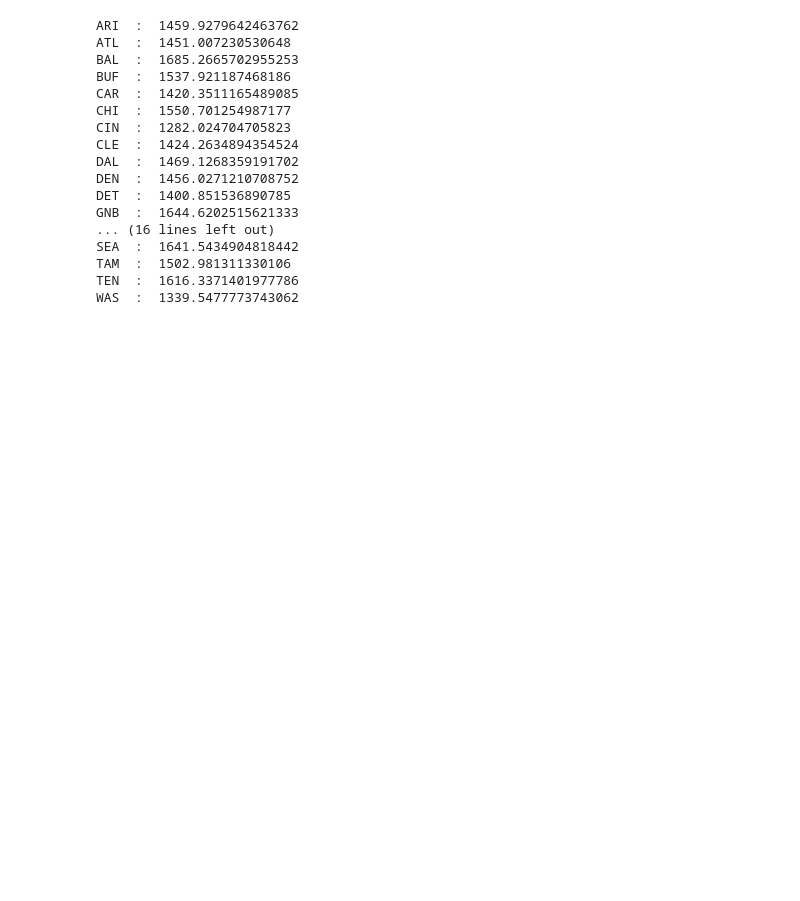
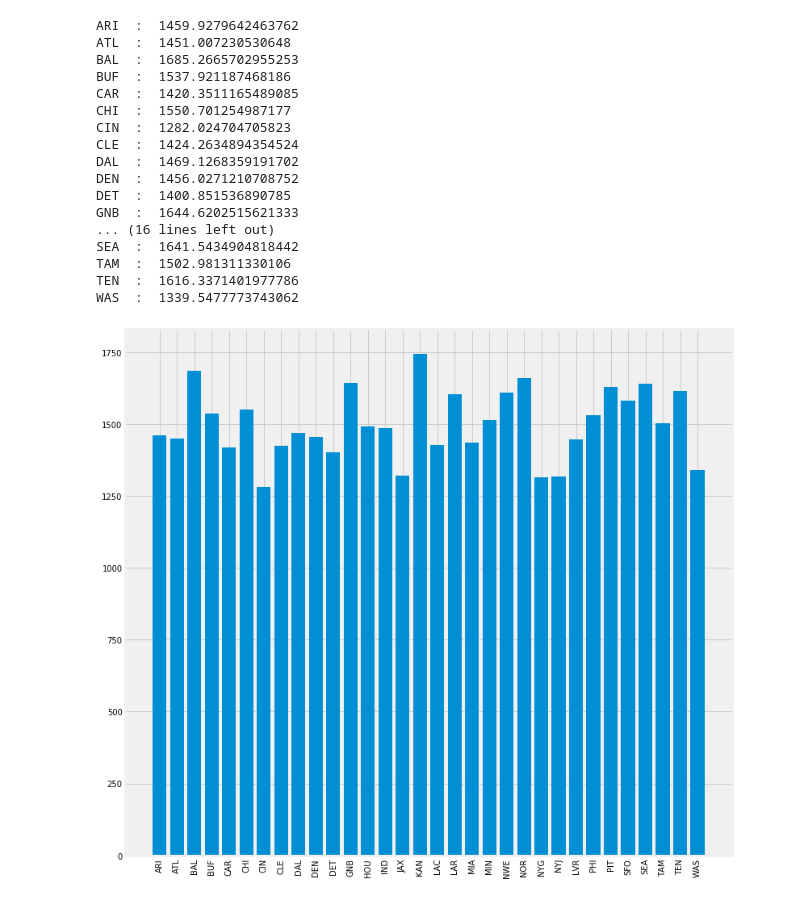
Before and after one commit to bfitzpatrick79/personal_projects, a Jupyter notebook: Experimental Projects/nfl_model/02_ELO_gen.ipynb, the cells around one changed output. Saved outputs shown, nothing was run; the diff lists cells and outputs as text; code cells hidden in the pictures; blank space fills up the shorter version.

```diff
--- a/Experimental Projects/nfl_model/02_ELO_gen.ipynb
+++ b/Experimental Projects/nfl_model/02_ELO_gen.ipynb
@@ -1,6 +1,8 @@
 # %%
 # Dependencies
 import pandas as pd
+import matplotlib.pyplot as plt
+plt.style.use('fivethirtyeight')
 # %%
 # importing the clean data set of all games since 2002 (outside of current season)
 data_df = pd.read_csv(r'data\clean_data_set.csv', index_col='datetime')
@@ -113,3 +115,12 @@ SEA  :  1641.5434904818442
 TAM  :  1502.981311330106
 TEN  :  1616.3371401977786
 WAS  :  1339.5477773743062
+# %%
+fig = plt.figure(figsize = (12,12))
+plt.bar(elo_dict.keys(), elo_dict.values())
+plt.xticks(rotation=90)
+plt.savefig('current_elos.png')
+
+plt.show()
+# %% [output]
+[figure, added]
```
Also changed, not shown: 1 other file.
